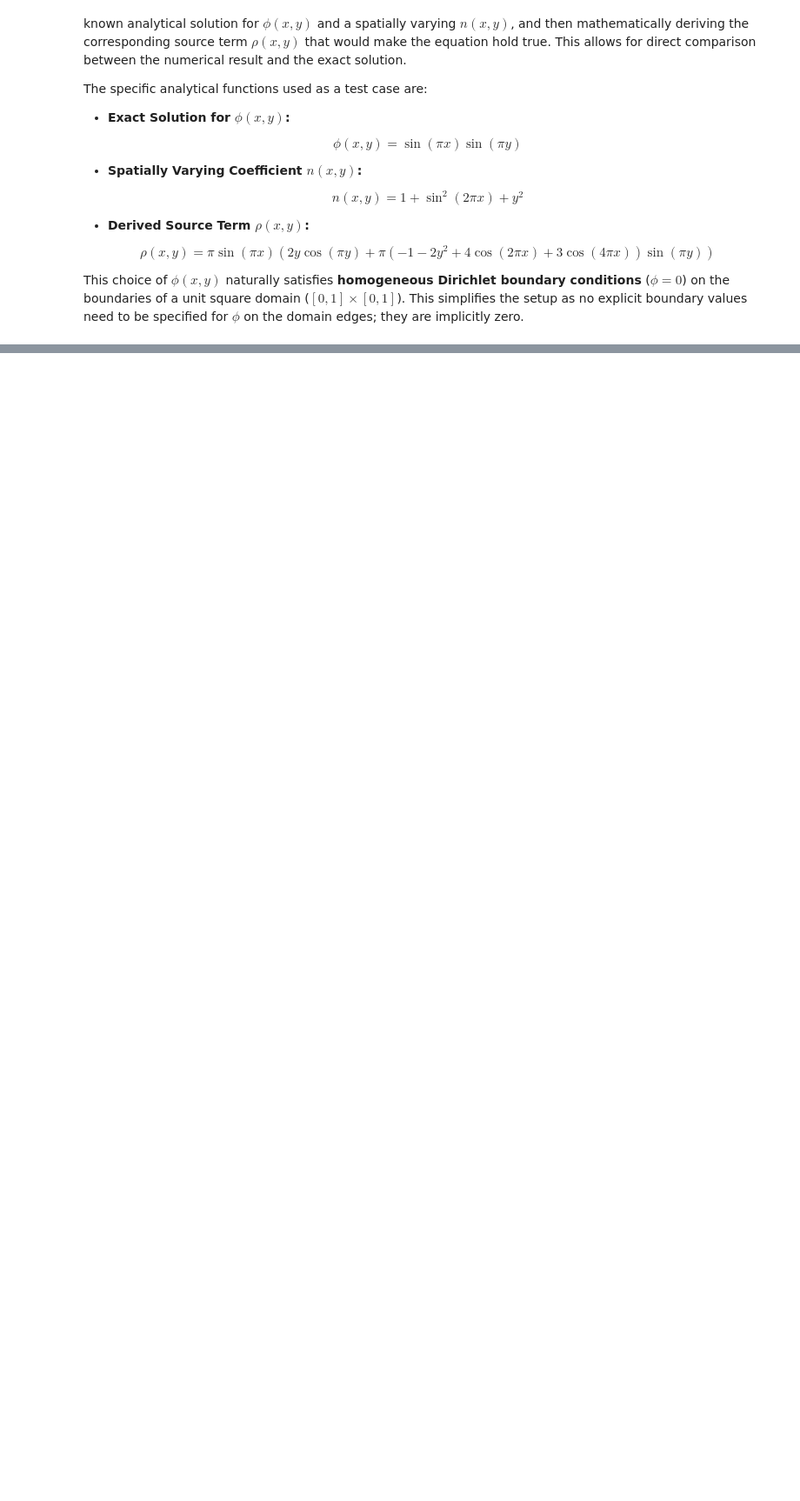
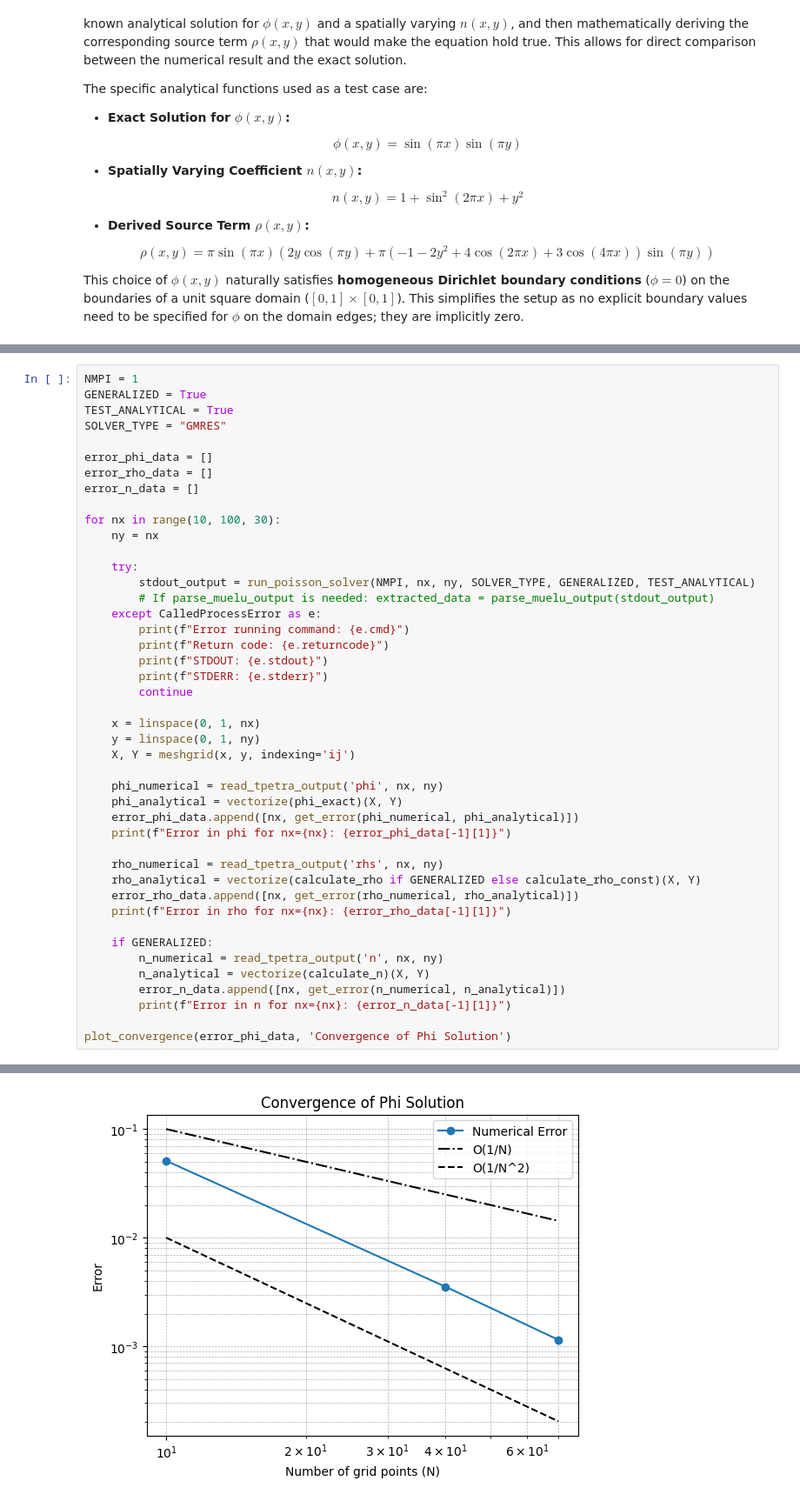
Before and after one commit to mraeth/trilinos_experiments, a Jupyter notebook: plot/analyse.ipynb, the cells around one changed output, grey strips where cells are left out. Shown at 87% size. Drawn from its saved outputs; the diff is of its cells as text; blank space fills up the shorter version.

```diff
--- a/plot/analyse.ipynb
+++ b/plot/analyse.ipynb
@@ -172,0 +343,45 @@ Matrix filtering (MueLu::FilteredAFactory)
+# %%
+NMPI = 1
+GENERALIZED = True
+TEST_ANALYTICAL = True
+SOLVER_TYPE = "GMRES"
+
+error_phi_data = []
+error_rho_data = []
+error_n_data = []
+
+for nx in range(10, 100, 30):
+    ny = nx
+
+    try:
+        stdout_output = run_poisson_solver(NMPI, nx, ny, SOLVER_TYPE, GENERALIZED, TEST_ANALYTICAL)
+        # If parse_muelu_output is needed: extracted_data = parse_muelu_output(stdout_output)
+    except CalledProcessError as e:
+        print(f"Error running command: {e.cmd}")
+        print(f"Return code: {e.returncode}")
+        print(f"STDOUT: {e.stdout}")
+        print(f"STDERR: {e.stderr}")
+        continue
+
+    x = linspace(0, 1, nx)
+    y = linspace(0, 1, ny)
+    X, Y = meshgrid(x, y, indexing='ij')
+
+    phi_numerical = read_tpetra_output('phi', nx, ny)
+    phi_analytical = vectorize(phi_exact)(X, Y)
+    error_phi_data.append([nx, get_error(phi_numerical, phi_analytical)])
+    print(f"Error in phi for nx={nx}: {error_phi_data[-1][1]}")
+
+    rho_numerical = read_tpetra_output('rhs', nx, ny)
+    rho_analytical = vectorize(calculate_rho if GENERALIZED else calculate_rho_const)(X, Y)
+    error_rho_data.append([nx, get_error(rho_numerical, rho_analytical)])
+    print(f"Error in rho for nx={nx}: {error_rho_data[-1][1]}")
+
+    if GENERALIZED:
+        n_numerical = read_tpetra_output('n', nx, ny)
+        n_analytical = vectorize(calculate_n)(X, Y)
+        error_n_data.append([nx, get_error(n_numerical, n_analytical)])
+        print(f"Error in n for nx={nx}: {error_n_data[-1][1]}")
+
+plot_convergence(error_phi_data, 'Convergence of Phi Solution')
+# %% [output]
@@ -172,0 +397 @@ Matrix filtering (MueLu::FilteredAFactory)
+[figure, added]
```
Also changed, not shown: parts of 24 cells of this notebook, 7 other files.
